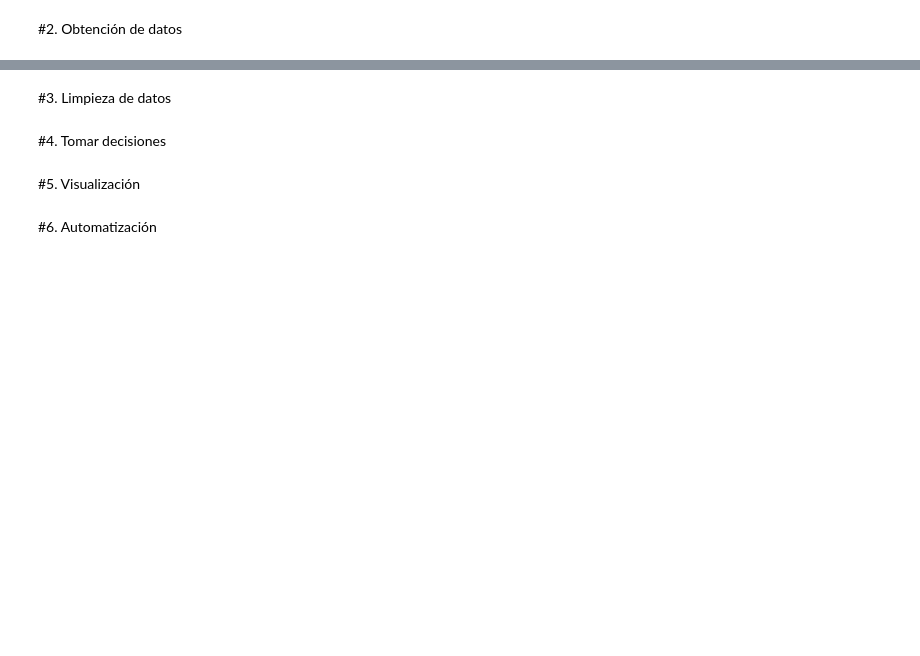
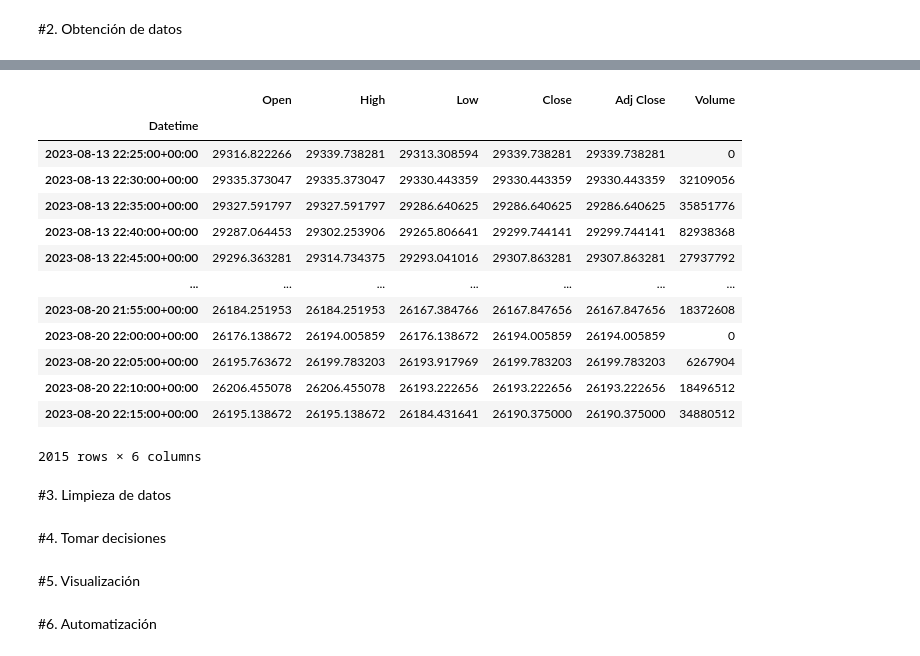
Before and after one commit to AdrianCPC/Robot_trading_DS, a Jupyter notebook: Robot_Trading_DS.ipynb, the cells around one changed output, grey strips where cells are left out. Saved outputs shown, nothing was run; the diff lists cells and outputs as text; code cells hidden in the pictures; blank space fills up the shorter version.

```diff
--- a/Robot_Trading_DS.ipynb
+++ b/Robot_Trading_DS.ipynb
@@ -83,0 +126,17 @@ plt.show()
+# %%
+df_bitcoin.head(-1)
+# %% [output]
+|  | Open | High | Low | Close | Adj Close | Volume |
+| Datetime |  |  |  |  |  |  |
+| 2023-08-13 22:25:00+00:00 | 29316.822266 | 29339.738281 | 29313.308594 | 29339.738281 | 29339.738281 | 0 |
+| 2023-08-13 22:30:00+00:00 | 29335.373047 | 29335.373047 | 29330.443359 | 29330.443359 | 29330.443359 | 32109056 |
+| 2023-08-13 22:35:00+00:00 | 29327.591797 | 29327.591797 | 29286.640625 | 29286.640625 | 29286.640625 | 35851776 |
+| 2023-08-13 22:40:00+00:00 | 29287.064453 | 29302.253906 | 29265.806641 | 29299.744141 | 29299.744141 | 82938368 |
+| 2023-08-13 22:45:00+00:00 | 29296.363281 | 29314.734375 | 29293.041016 | 29307.863281 | 29307.863281 | 27937792 |
+| ... | ... | ... | ... | ... | ... | ... |
+| 2023-08-20 21:55:00+00:00 | 26184.251953 | 26184.251953 | 26167.384766 | 26167.847656 | 26167.847656 | 18372608 |
+| 2023-08-20 22:00:00+00:00 | 26176.138672 | 26194.005859 | 26176.138672 | 26194.005859 | 26194.005859 | 0 |
+| 2023-08-20 22:05:00+00:00 | 26195.763672 | 26199.783203 | 26193.917969 | 26199.783203 | 26199.783203 | 6267904 |
+| 2023-08-20 22:10:00+00:00 | 26206.455078 | 26206.455078 | 26193.222656 | 26193.222656 | 26193.222656 | 18496512 |
+| 2023-08-20 22:15:00+00:00 | 26195.138672 | 26195.138672 | 26184.431641 | 26190.375000 | 26190.375000 | 34880512 |
+2015 rows × 6 columns
```
Also changed, not shown: parts of 6 cells of this notebook.
